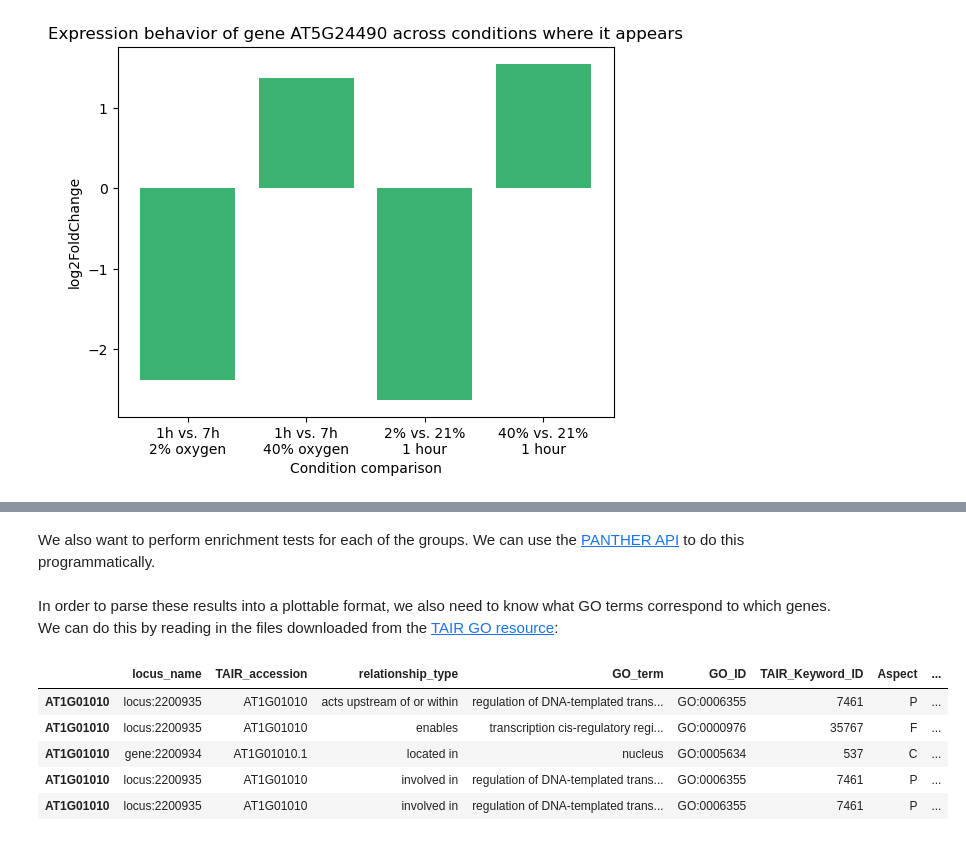
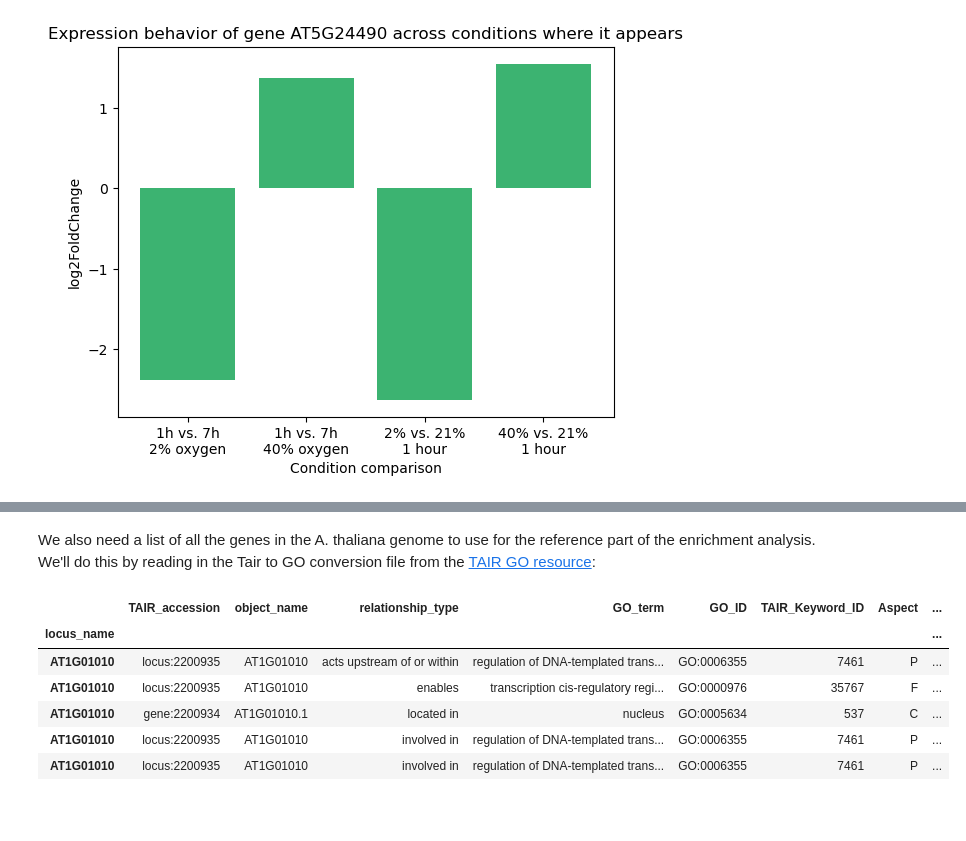
Before and after one commit to serenalotreck/photorespiration-omics, a Jupyter notebook: notebooks/transcriptomics_visualizations.ipynb, the cells around one changed output, grey strips where cells are left out. Cells and saved outputs as stored; diff of their text form; code cells hidden in the pictures; blank space fills up the shorter version.

Commit message:
Perform local GO enrichment and add code to get TAIR descriptions

```diff
--- a/notebooks/transcriptomics_visualizations.ipynb
+++ b/notebooks/transcriptomics_visualizations.ipynb
@@ -203,2 +186,0 @@ The function we defined to make the query:
-# %% [markdown]
-We also want to perform enrichment tests for each of the groups. We can use the [PANTHER API](https://pantherdb.org/services/openAPISpec.jsp) to do this programmatically.
@@ -235,13 +194,14 @@ for comp, data in tqdm(comps_for_enrichment.items()):
-# %% [markdown]
-In order to parse these results into a plottable format, we also need to know what GO terms correspond to which  genes. We can do this by reading in the files downloaded from the [TAIR GO resource](https://www.arabidopsis.org/download/list?dir=GO_and_PO_Annotations%2FGene_Ontology_Annotations):
+# %% [markdown]
+We also need a list of all the genes in the A. thaliana genome to use for the reference part of the enrichment analysis. We'll do this by reading in the Tair to GO conversion file from the [TAIR GO resource](https://www.arabidopsis.org/download/list?dir=GO_and_PO_Annotations%2FGene_Ontology_Annotations):
 # %%
 # Manually copy the header names from the README file and apply them here
-gene2GO_colnames = ['locus_name', 'TAIR_accession', 'relationship_type', 'GO_term', 'GO_ID', 'TAIR_Keyword_ID', 'Aspect', 'GOslim_term',
-                    'Evidence_code', 'Evidence_description', 'Evidence_with', 'Reference', 'Annotator', 'Date_annotated'] # There was an extra colname in the README that I removed
+gene2GO_colnames = ['locus_name', 'TAIR_accession', 'object_name', 'relationship_type', 'GO_term', 'GO_ID', 'TAIR_Keyword_ID', 'Aspect', 'GOslim_term',
+                    'Evidence_code', 'Evidence_description', 'Evidence_with', 'Reference', 'Annotator', 'Date_annotated']
 gene2GO = pd.read_csv('../data/tair_go/ATH_GO_GOSLIM.txt', header=4, sep='\t', names=gene2GO_colnames, index_col=0)
 gene2GO.head()
 # %% [output]
-|  | locus_name | TAIR_accession | relationship_type | GO_term | GO_ID | TAIR_Keyword_ID | Aspect | ... |
+|  | TAIR_accession | object_name | relationship_type | GO_term | GO_ID | TAIR_Keyword_ID | Aspect | ... |
+| locus_name |  |  |  |  |  |  |  | ... |
 | AT1G01010 | locus:2200935 | AT1G01010 | acts upstream of or within | regulation of DNA-templated trans... | GO:0006355 | 7461 | P | ... |
 | AT1G01010 | locus:2200935 | AT1G01010 | enables | transcription cis-regulatory regi... | GO:0000976 | 35767 | F | ... |
 | AT1G01010 | gene:2200934 | AT1G01010.1 | located in | nucleus | GO:0005634 | 537 | C | ... |
```
Also changed, not shown: parts of 25 cells of this notebook, 1 other file.
